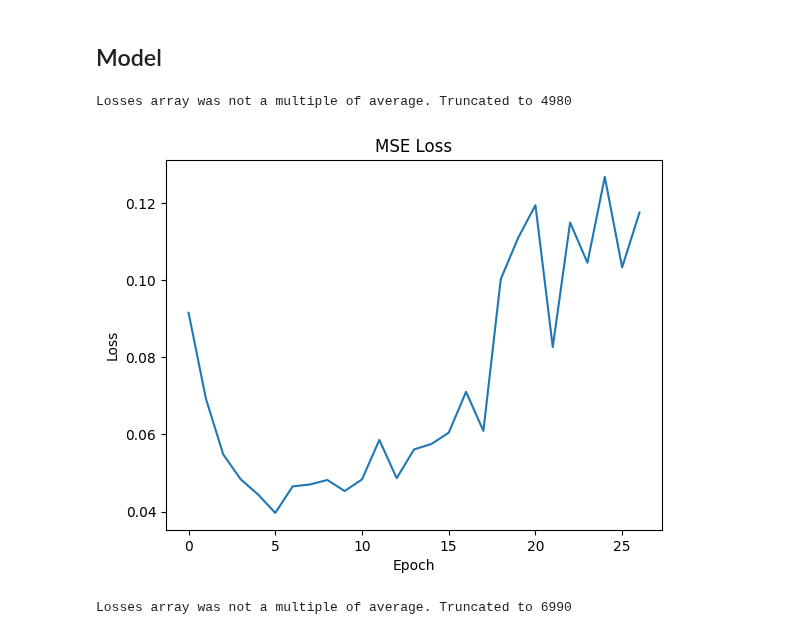
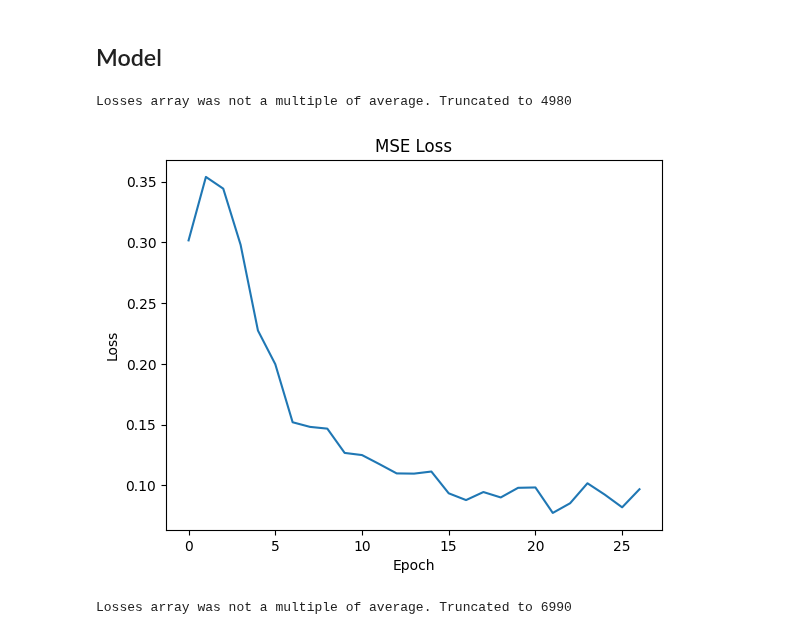
Before and after one commit to bioAI-Oslo/RNN-Adding-Problem-Representations, a Jupyter notebook: notebooks/summer.ipynb, the cells around one changed output. Saved outputs shown, nothing was run; the diff lists cells and outputs as text; code cells hidden in the pictures.

```diff
--- a/notebooks/summer.ipynb
+++ b/notebooks/summer.ipynb
@@ -120,32 +120,32 @@ Last training time steps: 201
 input_data = np.load("../datasets/gradual_2D_randomstart_5000_25_64.npy",allow_pickle=True)
 # input_data = np.load("../datasets/constant_2D_2000_200_64.npy",allow_pickle=True)
 # %%
-hidden_size = 64
+hidden_size = 50
 input_size = 1
 # nav_size = 1
 
 # model1 = RNN_circular_LowEtAl_bridged(input_size,hidden_size,lr=0.0001,irnn=True,outputnn=False,Wx_normalize=False,activation=True,bias=False,nav_space=1,batch_size=64).to(device)
-# model1 = RNN_circular_2D_xy_Low_randomstart(input_size,hidden_size,lr=0.0002,act_decay=0.0,weight_decay=0.01).to(device)
-model1 = RNN_circular_2D_xy_relative_randomstart(input_size,hidden_size,lr=0.0002,act_decay=0.0,weight_decay=0.01).to(device)
+model1 = RNN_circular_2D_xy_Low_randomstart(input_size,hidden_size,lr=0.0002,act_decay=0.00,weight_decay=0.01).to(device)
+# model1 = RNN_circular_2D_xy_relative_randomstart(input_size,hidden_size,lr=0.0002,act_decay=0.01,weight_decay=0.01).to(device)
 # model1 = torch.compile(model1)
 
 train = True
 
 if train:
     # _ = model1.train_gradual(epochs=1500)
     _ = model1.train_gradual_manual(input_data)
     # model1.base_training_tsteps = 40
     # _ = model1.train(epochs=10000)
     model1.plot_losses(average=30)
 else:
     # model1.load_state_dict(torch.load("../trained models/LowEtAl_bridged_10000gradual+2000base.pt"))
     # model1.load_state_dict(torch.load("../trained models/LowEtAl_bridged_10000gradual.pt",map_location=torch.device('cpu')))
     model1.load_state_dict(torch.load("../trained models/Low_insp_2D_5000gradual+2000constant_Sophia_200tsteps_actdecay_noweightdecay_0.0002lr.pt",map_location=torch.device('cpu')))
 
 # torch.save(model1.state_dict(), "../trained models/LowEtAl_bridged_reduced_Gradual_lossiequaloroverj_maskonangle_lossscale_4000gradual.pt")
 # %% [output]
 Losses array was not a multiple of average. Truncated to 4980
-[figure, old version]
+[figure, new version]
 # %%
 input_data = np.load("../datasets/constant_2D_2000_200_64.npy",allow_pickle=True)
 _ = model1.train_gradual_manual(input_data)
```
Also changed, not shown: parts of 8 cells of this notebook.
